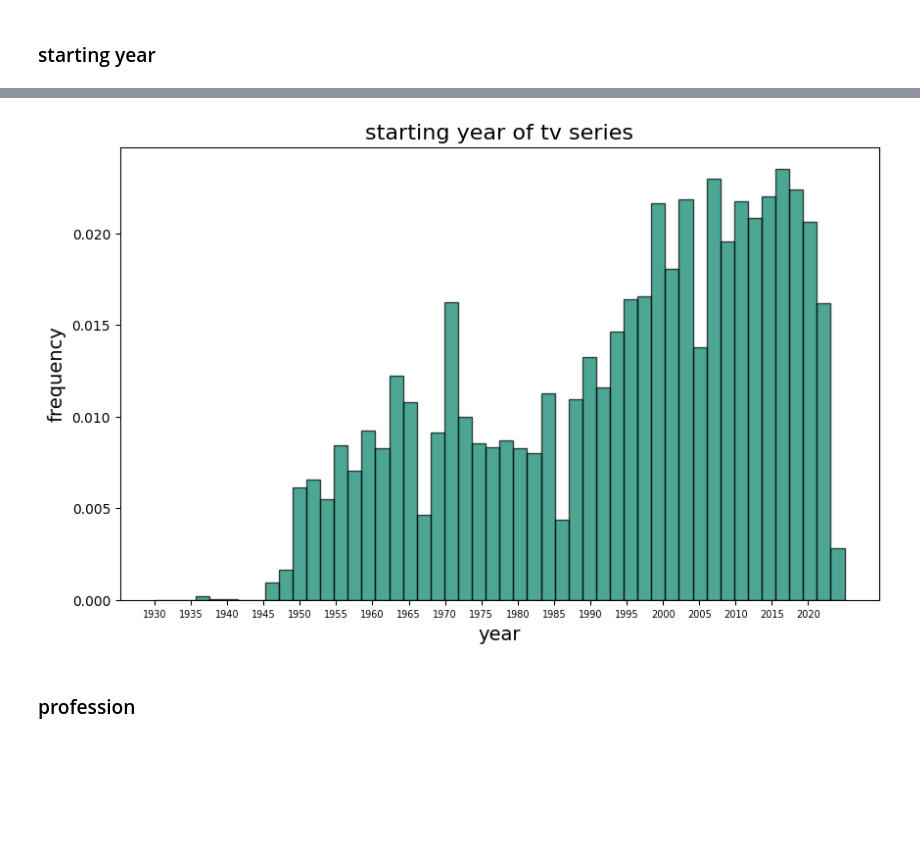
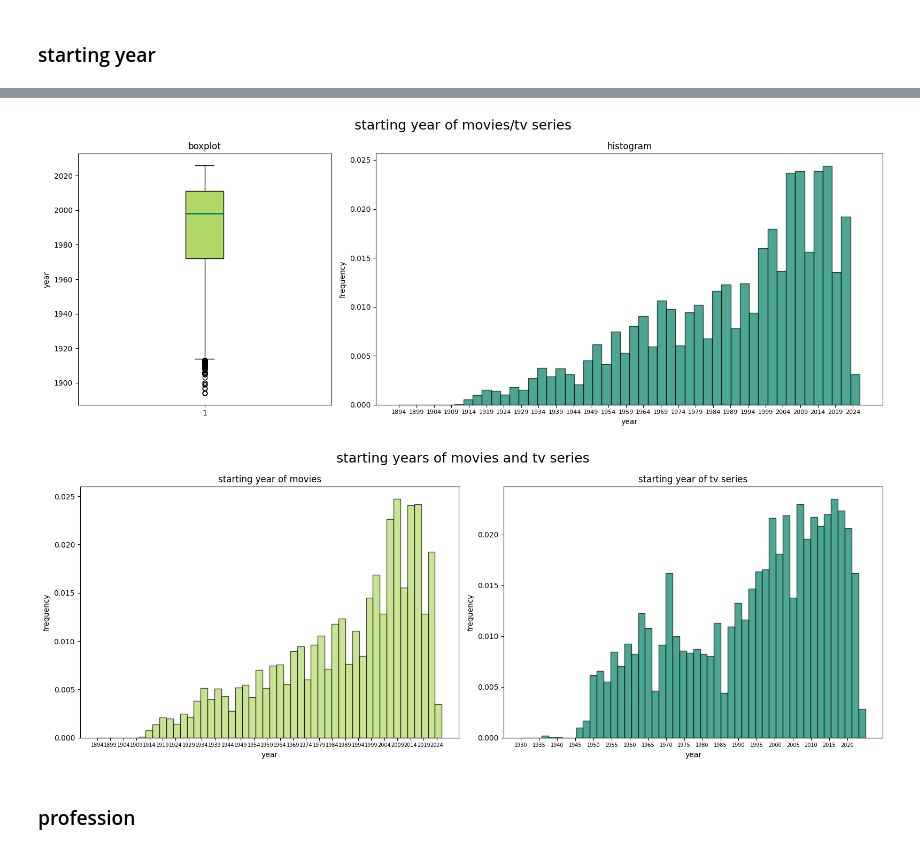
Before and after one commit to depa-tto/Python-project-exam, a Jupyter notebook: Py_project_DePatto.ipynb, the cells around one changed output, grey strips where cells are left out. Drawn from its saved outputs; the diff is of its cells as text; code cells hidden in the pictures; blank space fills up the shorter version.

```diff
--- a/Py_project_DePatto.ipynb
+++ b/Py_project_DePatto.ipynb
@@ -140,13 +158,51 @@ plt.show()
-# %%
-plt.figure(figsize=(10, 6))
-plt.hist(tv_series['start_year'], bins=50, color='#008066', alpha=0.7, edgecolor='black', density=True)
-plt.title('starting year of tv series', fontsize=16)
-plt.xlabel('year', fontsize=14)
-plt.ylabel('frequency', fontsize=14)
-plt.xticks(np.arange(tv_series['start_year'].min(), tv_series['start_year'].max(), step=5), fontsize=7)
-plt.grid(False)
-plt.show()
-# %% [output]
-[figure, removed]
+# %%
+fig, axes = plt.subplots(1, 2, figsize=(16, 6), gridspec_kw={'width_ratios': [1, 2]})
+
+box = axes[0].boxplot(game_set['start_year'], patch_artist=True)
+for element in box['boxes']:
+    element.set(facecolor="#B2D966")
+for element in box['medians']:
+    element.set(color="#008066", linewidth=2)
+axes[0].set_title('boxplot', fontsize=12)
+axes[0].set_ylabel('year')
+
+axes[1].hist(game_set['start_year'], bins=50, color='#008066', alpha=0.7, edgecolor='black', density=True)
+axes[1].set_title('histogram', fontsize=12)
+axes[1].set_xlabel('year', fontsize=10)
+axes[1].set_ylabel('frequency', fontsize=10)
+axes[1].set_xticks(np.arange(game_set['start_year'].min(), game_set['start_year'].max(), step=5))
+axes[1].tick_params(axis='x', labelsize=8)
+
+fig.suptitle('starting year of movies/tv series', fontsize=18)
+
+plt.tight_layout()
+plt.show()
+# %% [output]
+[figure, added]
+# %%
+fig, axes = plt.subplots(1, 2, figsize=(16, 6))
+
+axes[0].hist(movies['start_year'], bins=50, color='#B2D966', alpha=0.7, edgecolor='black', density=True)
+axes[0].set_title('starting year of movies', fontsize=12)
+axes[0].set_xlabel('year', fontsize=10)
+axes[0].set_ylabel('frequency', fontsize=10)
+axes[0].set_xticks(np.arange(movies['start_year'].min(), movies['start_year'].max(), step=5))
+axes[0].tick_params(axis='x', labelsize=7)
+axes[0].grid(False)
+
+axes[1].hist(tv_series['start_year'], bins=50, color='#008066', alpha=0.7, edgecolor='black', density=True)
+axes[1].set_title('starting year of tv series', fontsize=12)
+axes[1].set_xlabel('year', fontsize=10)
+axes[1].set_ylabel('frequency', fontsize=10)
+axes[1].set_xticks(np.arange(tv_series['start_year'].min(), tv_series['start_year'].max(), step=5))
+axes[1].tick_params(axis='x', labelsize=7)
+axes[1].grid(False)
+
+fig.suptitle('starting years of movies and tv series', fontsize=18)
+
+plt.tight_layout()
+plt.show()
+# %% [output]
+[figure, added]
 # %% [markdown]
 ### profession
```
Also changed, not shown: parts of 14 cells of this notebook.
